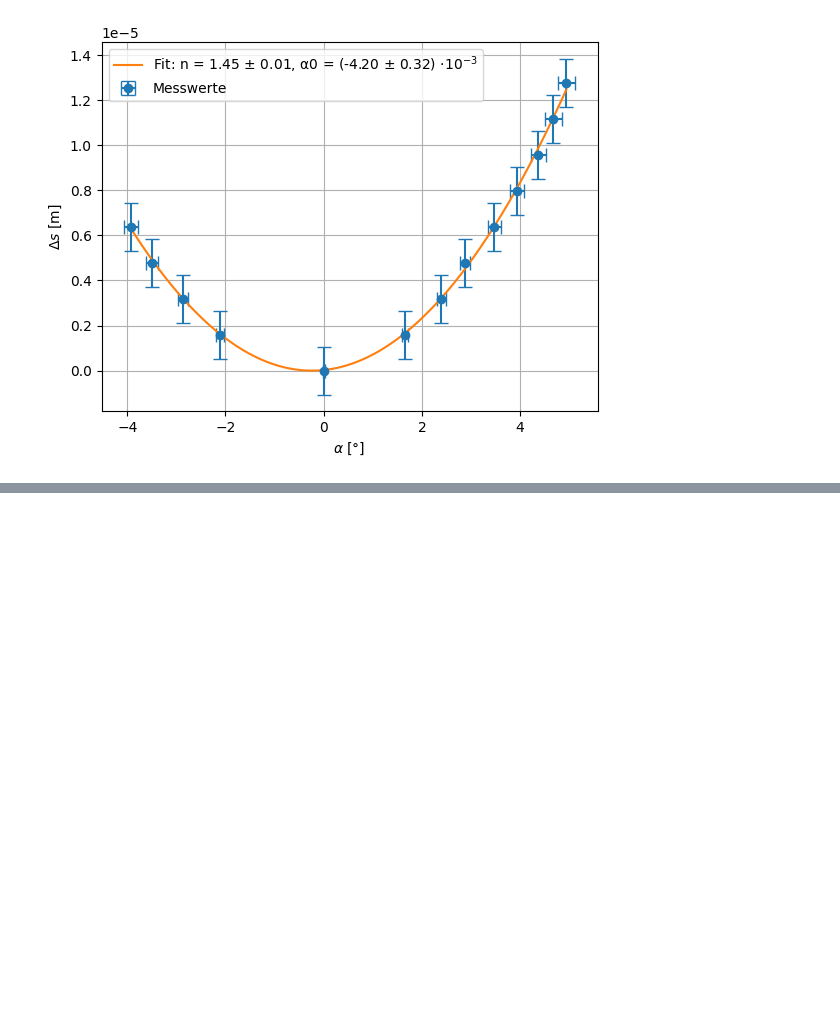
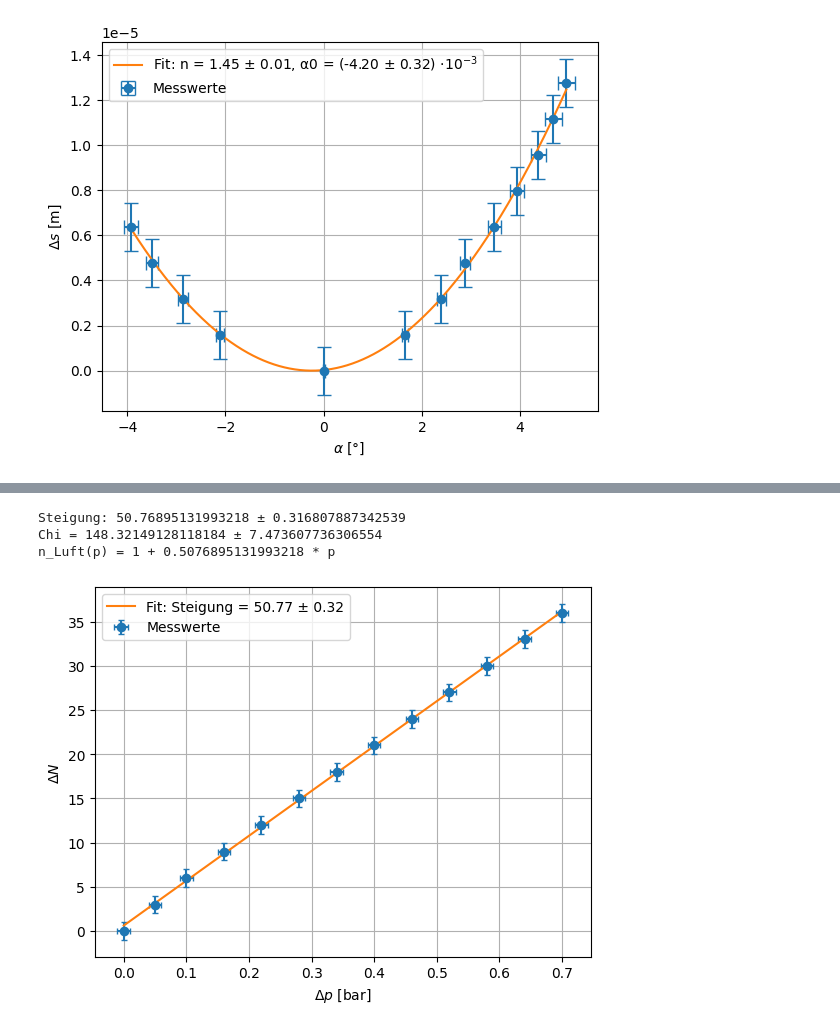
Before and after one commit to RombusBombus/AP3, a Jupyter notebook: INT/INT.ipynb, the cells around one changed output, grey strips where cells are left out. Drawn from its saved outputs; the diff is of its cells as text; code cells hidden in the pictures; blank space fills up the shorter version.

```diff
--- a/INT/INT.ipynb
+++ b/INT/INT.ipynb
@@ -12,7 +12,8 @@ from scipy.optimize import curve_fit
 ## Allgemeine Daten
 # %%
 lambda_laser = 532e-9
-T = 19 + 274.2
+# Temperatur in kelvin
+T = 19 + 273.15
 luftfeuchtigkeit = 0.48
 dicke_glasplatte = 4.92e-3
 u_dicke_glasplatte = 0.01e-3
@@ -240,0 +222,39 @@ df
+# %%
+# Daten importieren
+df = pd.read_excel("INT.xlsx", sheet_name="Druck")
+
+u_p = 0.01 # Druckunsicherheit
+u_N = 1 # Unsicherheit der Maxima
+
+# Steigung durch Regression bestimmen
+popt, pcov = np.polyfit(df["Druck"], df["Maxima"], 1, cov=True)
+print(f"Steigung: {popt[0]} ± {np.sqrt(pcov[0, 0])}")
+
+# Messwerte plotten
+plt.errorbar(df["Druck"], df["Maxima"], xerr=u_p, yerr=u_N, fmt="o", capsize=2, label="Messwerte")
+plt.grid(True)
+plt.xlabel(r"$\Delta p$ [bar]")
+plt.ylabel(r"$\Delta N$")
+
+# Regressionsgerade plotten
+X = np.linspace(df["Druck"].min(), df["Druck"].max(), 1000)
+Y = np.polyval(popt, X)
+plt.plot(X, Y, label=f"Fit: Steigung = {popt[0]:.2f} ± {np.sqrt(pcov[0, 0]):.2f}")
+plt.legend()
+
+# Wert für Chi aus der Steigung bestimmen (m ist Geradensteigung)
+T_symbol, p_symbol, m_symbol = sp.symbols("T p m")
+chi_formula = (m_symbol * T_symbol * lambda_symbol) / (2 * l_symbol)
+chi_val, u_chi_val = fehler_gauss(
+    chi_formula,
+    [m_symbol, T_symbol, lambda_symbol, l_symbol],
+    [popt[0], T, lambda_laser, l_val],
+    [np.sqrt(pcov[0, 0]), 0, 0, u_l_val]
+)
+print(f"Chi = {chi_val} ± {u_chi_val}")
+print(f"n_Luft(p) = 1 + {chi_val / T} * p")
+# %% [output]
+Steigung: 50.76895131993218 ± 0.316807887342539
+Chi = 148.32149128118184 ± 7.473607736306554
+n_Luft(p) = 1 + 0.5076895131993218 * p
+[figure, added]
```
Also changed, not shown: parts of 3 cells of this notebook.
